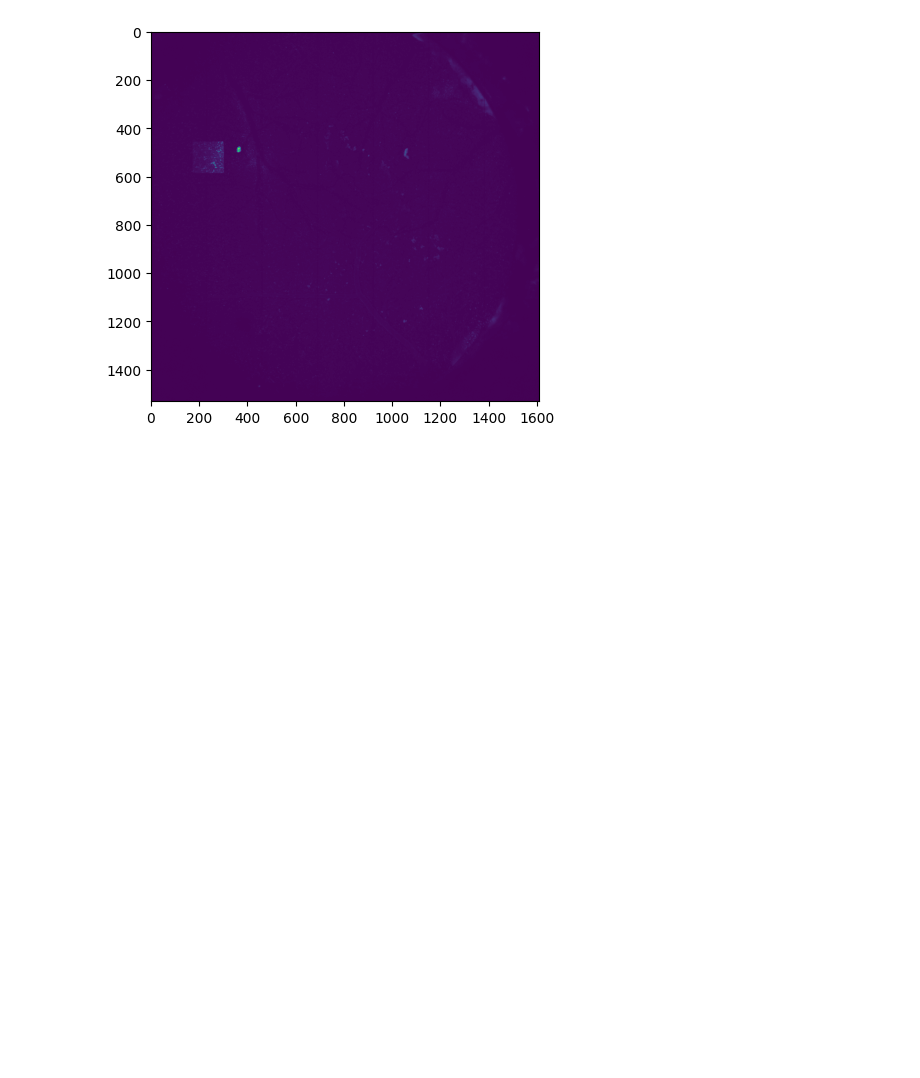
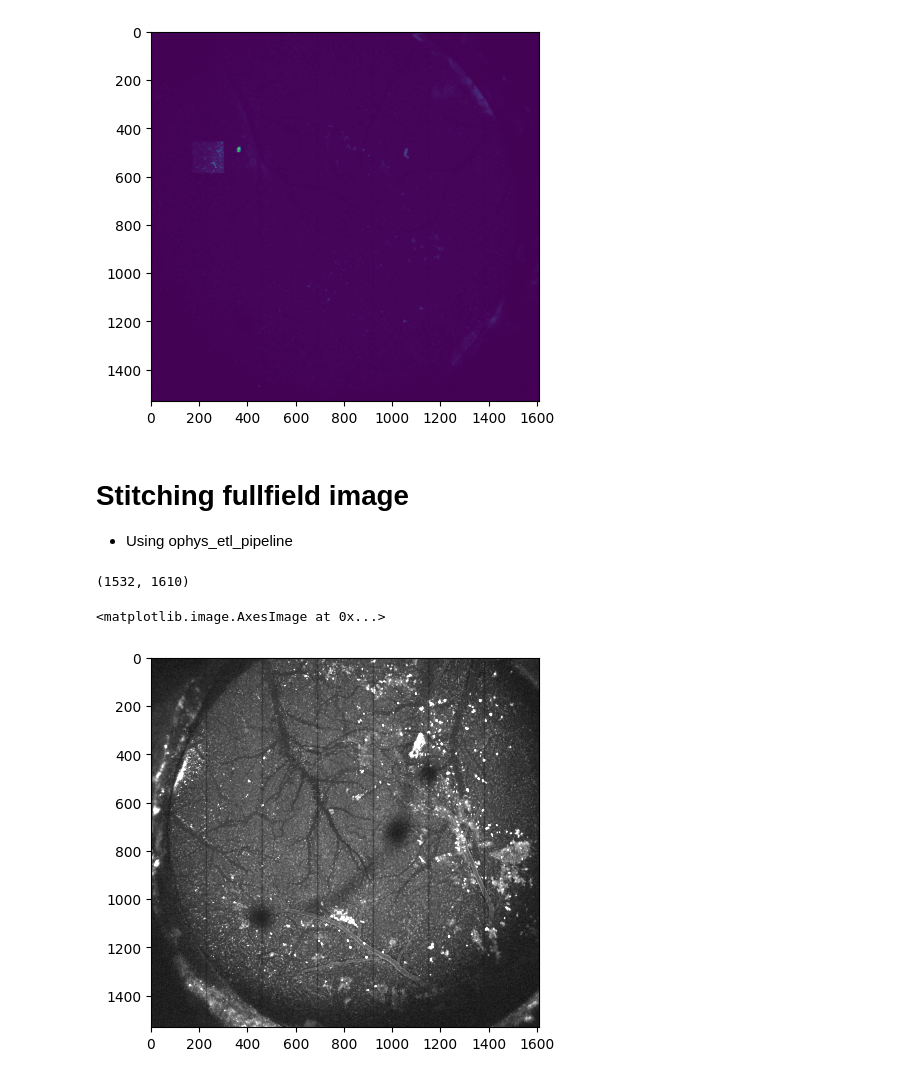
Before and after one commit to AllenNeuralDynamics/lamf_analysis_lims, a Jupyter notebook: qc/2p_data/fullfield_2p_visualization.ipynb, the cells around one changed output. Cells and saved outputs as stored; diff of their text form; code cells hidden in the pictures; blank space fills up the shorter version.

Commit message:
update fullfield stitching using ophys_etl

```diff
--- a/qc/2p_data/fullfield_2p_visualization.ipynb
+++ b/qc/2p_data/fullfield_2p_visualization.ipynb
@@ -26,3 +27,18 @@ plt.imshow(stitched_with_rois)
 # %% [output]
 <matplotlib.image.AxesImage at 0x...>
 [figure]
+# %% [markdown]
+# Stitching fullfield image
+- Using ophys_etl_pipeline
+# %%
+fullfield_dir = Path(r'\\allen\programs\braintv\workgroups\ophysdev\OPhysCore\operator_files\vivian_ha\mesoscope_experiements\717489')
+fullfield_fn = fullfield_dir / 'fullfield_stack_00001.tif'
+imgs = stitch_full_field_tiff(fullfield_fn)
+print(imgs.shape)
+# %% [output]
+(1532, 1610)
+# %%
+plt.imshow(imgs,cmap='gray',vmin=np.percentile(imgs,1),vmax=np.percentile(imgs,99),aspect='equal')
+# %% [output]
+<matplotlib.image.AxesImage at 0x...>
+[figure, added]
```
Also changed, not shown: parts of 1 cell of this notebook.
